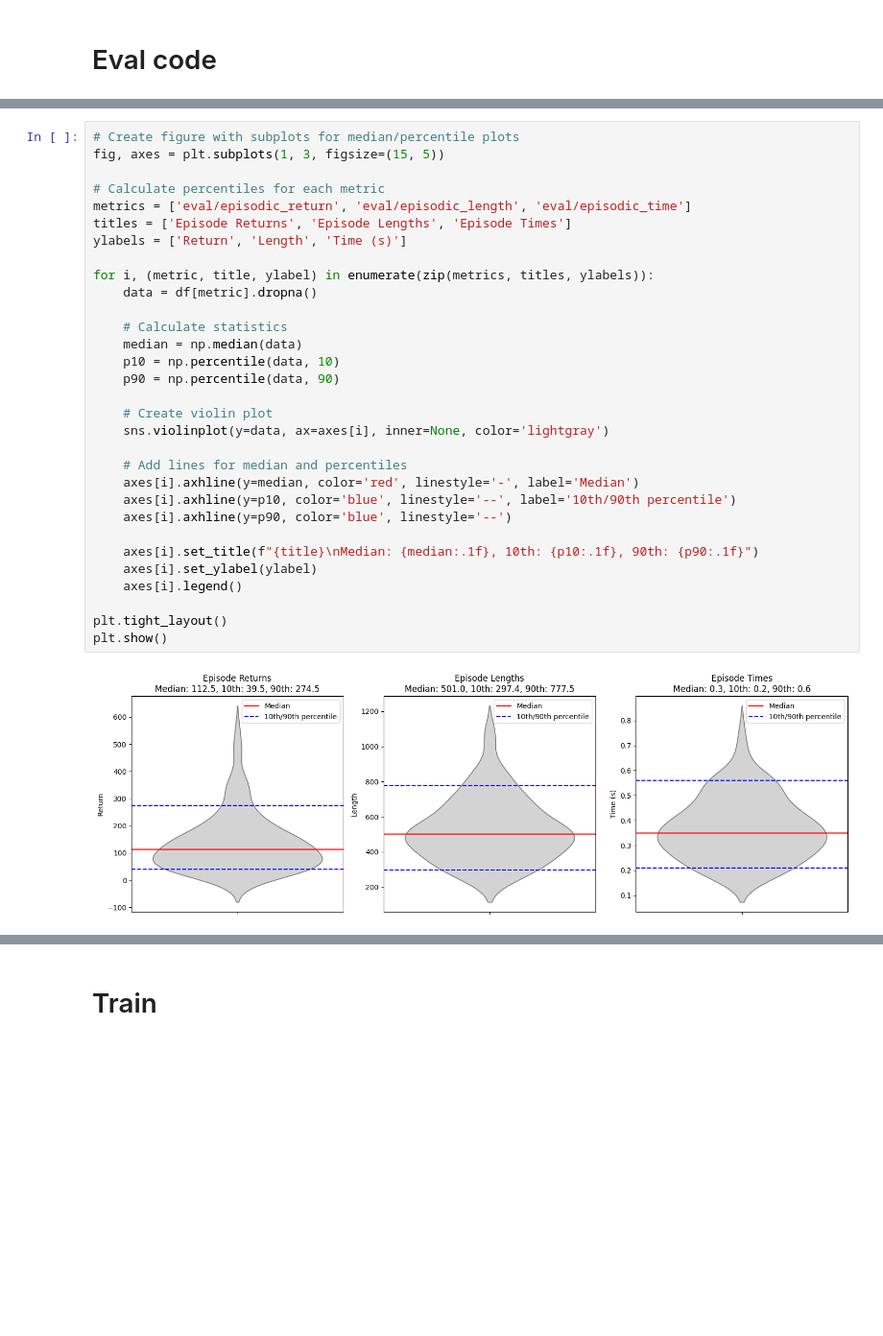
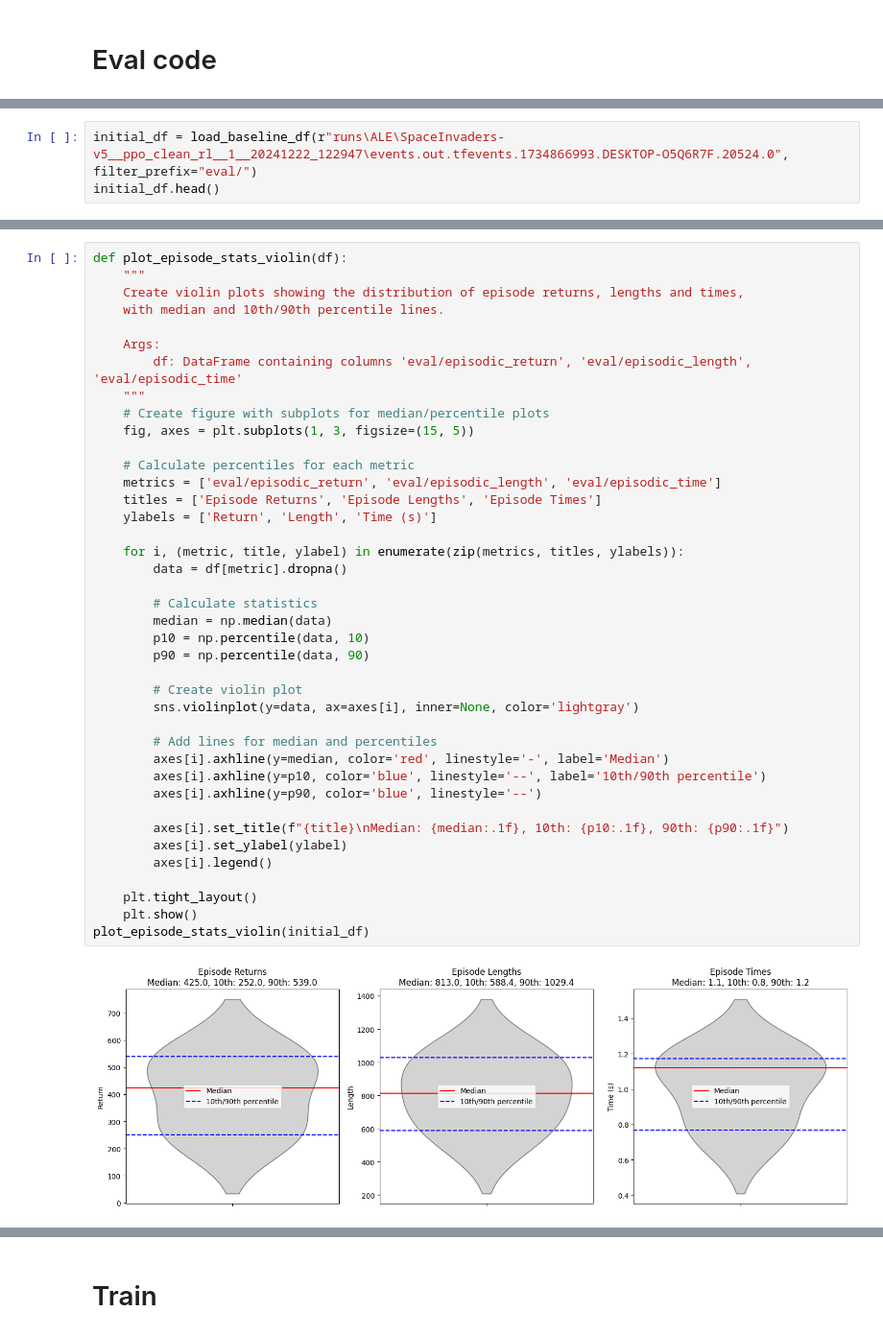
Before and after one commit to florinbarbisch/rle-assginment, a Jupyter notebook: eval.ipynb, the cells around one changed output, grey strips where cells are left out. Shown at 96% size. Saved outputs shown, nothing was run; the diff lists cells and outputs as text; blank space fills up the shorter version.

Commit message:
Created functions for plots

```diff
--- a/eval.ipynb
+++ b/eval.ipynb
@@ -45,0 +49,3 @@ df.shape: (100, 3)
+# %%
+initial_df = load_baseline_df(r"runs\ALE\SpaceInvaders-v5__ppo_clean_rl__1__20241222_122947\events.out.tfevents.1734866993.DESKTOP-O5Q6R7F.20524.0", filter_prefix="eval/")
+initial_df.head()
@@ -75,34 +91,43 @@ plt.show()
 # %%
-# Create figure with subplots for median/percentile plots
-fig, axes = plt.subplots(1, 3, figsize=(15, 5))
+def plot_episode_stats_violin(df):
+    """
+    Create violin plots showing the distribution of episode returns, lengths and times,
+    with median and 10th/90th percentile lines.
 
-# Calculate percentiles for each metric
-metrics = ['eval/episodic_return', 'eval/episodic_length', 'eval/episodic_time']
-titles = ['Episode Returns', 'Episode Lengths', 'Episode Times']
-ylabels = ['Return', 'Length', 'Time (s)']
+    Args:
+        df: DataFrame containing columns 'eval/episodic_return', 'eval/episodic_length', 'eval/episodic_time'
+    """
+    # Create figure with subplots for median/percentile plots
+    fig, axes = plt.subplots(1, 3, figsize=(15, 5))
 
-for i, (metric, title, ylabel) in enumerate(zip(metrics, titles, ylabels)):
-    data = df[metric].dropna()
+    # Calculate percentiles for each metric
+    metrics = ['eval/episodic_return', 'eval/episodic_length', 'eval/episodic_time']
+    titles = ['Episode Returns', 'Episode Lengths', 'Episode Times']
+    ylabels = ['Return', 'Length', 'Time (s)']
 
-    # Calculate statistics
-    median = np.median(data)
-    p10 = np.percentile(data, 10)
-    p90 = np.percentile(data, 90)
+    for i, (metric, title, ylabel) in enumerate(zip(metrics, titles, ylabels)):
+        data = df[metric].dropna()
 
-    # Create violin plot
-    sns.violinplot(y=data, ax=axes[i], inner=None, color='lightgray')
+        # Calculate statistics
+        median = np.median(data)
+        p10 = np.percentile(data, 10)
+        p90 = np.percentile(data, 90)
 
-    # Add lines for median and percentiles
-    axes[i].axhline(y=median, color='red', linestyle='-', label='Median')
-    axes[i].axhline(y=p10, color='blue', linestyle='--', label='10th/90th percentile')
-    axes[i].axhline(y=p90, color='blue', linestyle='--')
+        # Create violin plot
+        sns.violinplot(y=data, ax=axes[i], inner=None, color='lightgray')
 
-    axes[i].set_title(f"{title}\nMedian: {median:.1f}, 10th: {p10:.1f}, 90th: {p90:.1f}")
-    axes[i].set_ylabel(ylabel)
-    axes[i].legend()
+        # Add lines for median and percentiles
+        axes[i].axhline(y=median, color='red', linestyle='-', label='Median')
+        axes[i].axhline(y=p10, color='blue', linestyle='--', label='10th/90th percentile')
+        axes[i].axhline(y=p90, color='blue', linestyle='--')
 
-plt.tight_layout()
-plt.show()
+        axes[i].set_title(f"{title}\nMedian: {median:.1f}, 10th: {p10:.1f}, 90th: {p90:.1f}")
+        axes[i].set_ylabel(ylabel)
+        axes[i].legend()
+
+    plt.tight_layout()
+    plt.show()
+plot_episode_stats_violin(initial_df)
 # %% [output]
-[figure, old version]
+[figure, new version]
 # %%
```
Also changed, not shown: parts of 5 cells of this notebook.
